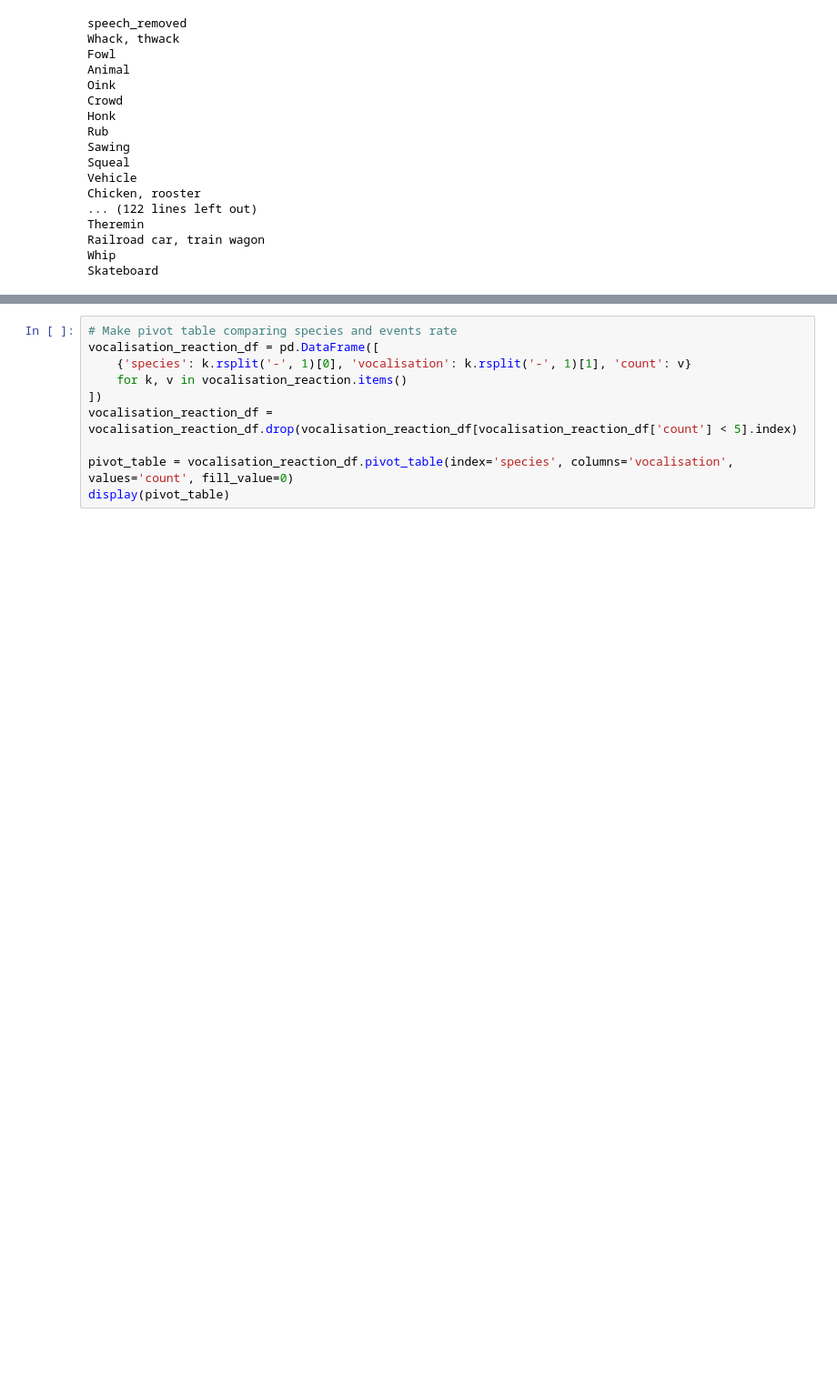
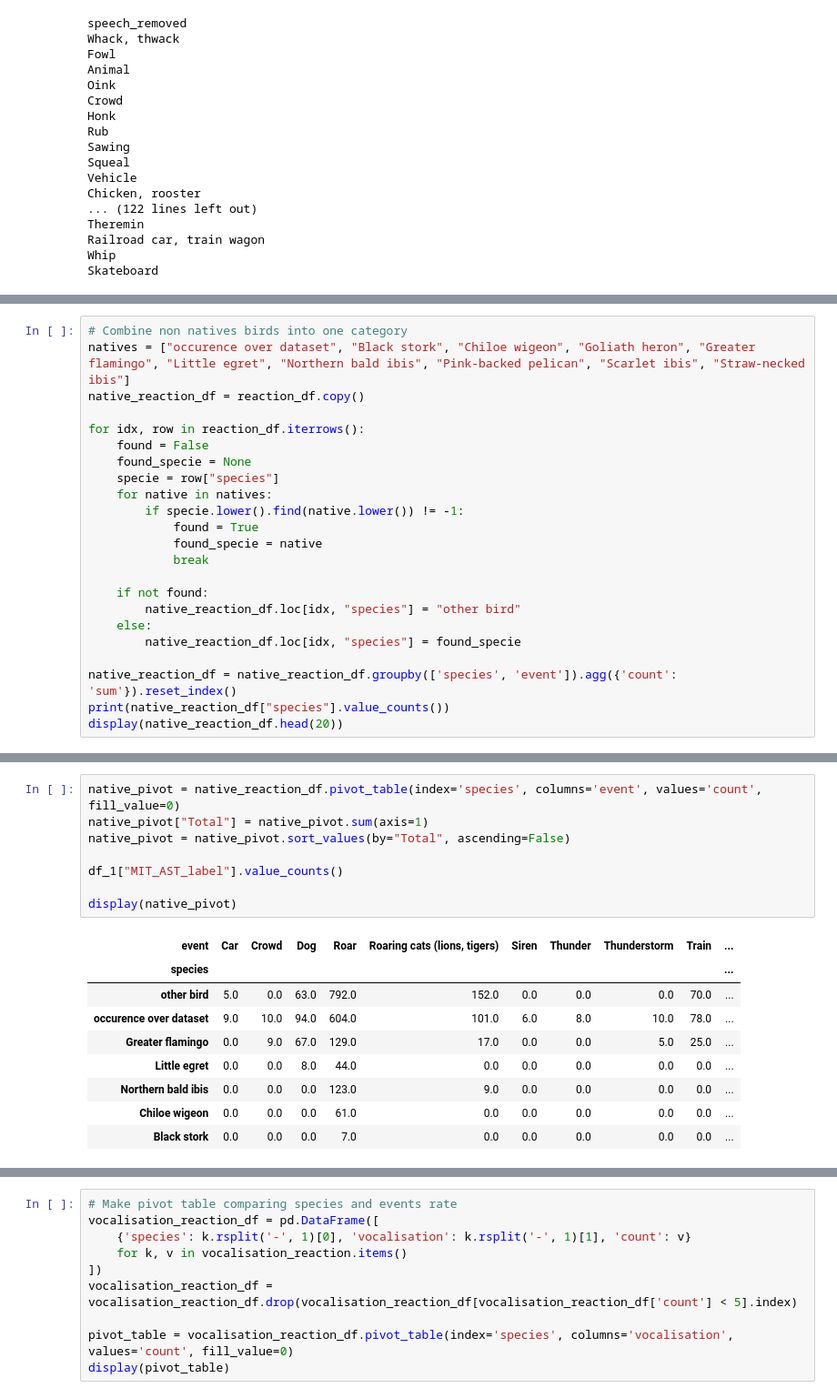
Before and after one commit to IonasDKE/Bird-Call-Type-Analysis, a Jupyter notebook: Aviary_Analysis.ipynb, the cells around one changed output, grey strips where cells are left out. Shown at 91% size. Drawn from its saved outputs; the diff is of its cells as text; blank space fills up the shorter version.

```diff
--- a/Aviary_Analysis.ipynb
+++ b/Aviary_Analysis.ipynb
@@ -191,0 +307,23 @@ Pivot table of species vs events:
+# %%
+# Combine non natives birds into one category
+natives = ["occurence over dataset", "Black stork", "Chiloe wigeon", "Goliath heron", "Greater flamingo", "Little egret", "Northern bald ibis", "Pink-backed pelican", "Scarlet ibis", "Straw-necked ibis"]
+native_reaction_df = reaction_df.copy()
+
+for idx, row in reaction_df.iterrows():
+    found = False
+    found_specie = None
+    specie = row["species"]
+    for native in natives:
+        if specie.lower().find(native.lower()) != -1:
+            found = True
+            found_specie = native
+            break
+
+    if not found:
+        native_reaction_df.loc[idx, "species"] = "other bird"
+    else:
+        native_reaction_df.loc[idx, "species"] = found_specie
+
+native_reaction_df = native_reaction_df.groupby(['species', 'event']).agg({'count': 'sum'}).reset_index()
+print(native_reaction_df["species"].value_counts())
+display(native_reaction_df.head(20))
@@ -192 +357,19 @@ Pivot table of species vs events:
+# %%
+native_pivot = native_reaction_df.pivot_table(index='species', columns='event', values='count', fill_value=0)
+native_pivot["Total"] = native_pivot.sum(axis=1)
+native_pivot = native_pivot.sort_values(by="Total", ascending=False)
+
+df_1["MIT_AST_label"].value_counts()
+
+display(native_pivot)
+# %% [output]
+| event | Car | Crowd | Dog | Roar | Roaring cats (lions, tigers) | Siren | Thunder | Thunderstorm | Train | ... |
+| species |  |  |  |  |  |  |  |  |  | ... |
+| other bird | 5.0 | 0.0 | 63.0 | 792.0 | 152.0 | 0.0 | 0.0 | 0.0 | 70.0 | ... |
+| occurence over dataset | 9.0 | 10.0 | 94.0 | 604.0 | 101.0 | 6.0 | 8.0 | 10.0 | 78.0 | ... |
+| Greater flamingo | 0.0 | 9.0 | 67.0 | 129.0 | 17.0 | 0.0 | 0.0 | 5.0 | 25.0 | ... |
+| Little egret | 0.0 | 0.0 | 8.0 | 44.0 | 0.0 | 0.0 | 0.0 | 0.0 | 0.0 | ... |
+| Northern bald ibis | 0.0 | 0.0 | 0.0 | 123.0 | 9.0 | 0.0 | 0.0 | 0.0 | 0.0 | ... |
+| Chiloe wigeon | 0.0 | 0.0 | 0.0 | 61.0 | 0.0 | 0.0 | 0.0 | 0.0 | 0.0 | ... |
+| Black stork | 0.0 | 0.0 | 0.0 | 7.0 | 0.0 | 0.0 | 0.0 | 0.0 | 0.0 | ... |
 # %% [markdown]
```
Also changed, not shown: parts of 16 cells of this notebook.
